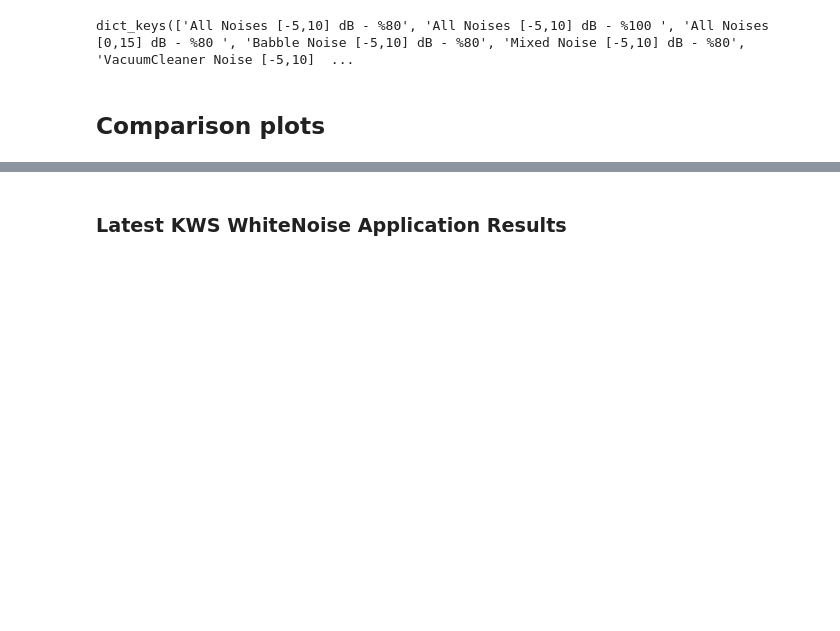
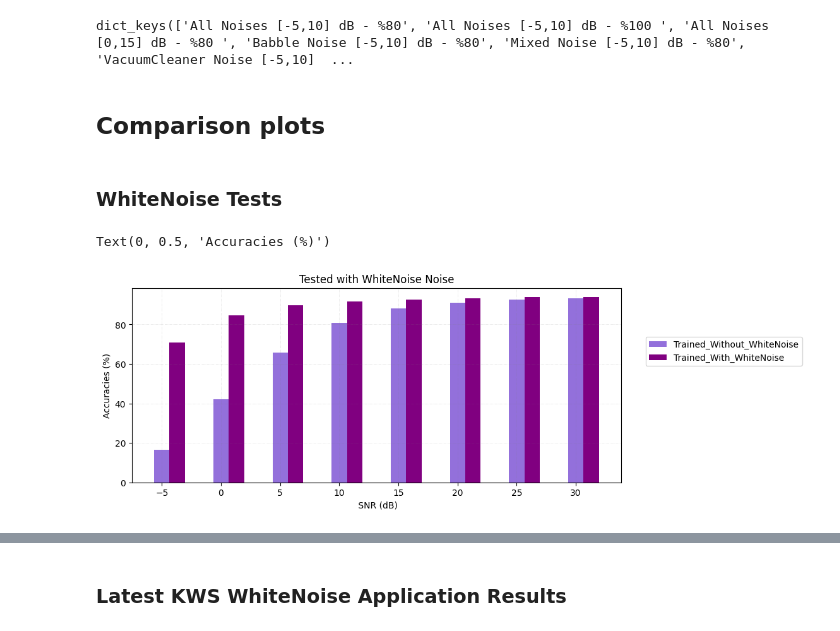
Before and after one commit to EyubogluMerve/ai8x-training, a Jupyter notebook: notebooks/KWS_Automated_Training.ipynb, the cells around one changed output, grey strips where cells are left out. Drawn from its saved outputs; the diff is of its cells as text; code cells hidden in the pictures; blank space fills up the shorter version.

Commit message:
updated tests

```diff
--- a/notebooks/KWS_Automated_Training.ipynb
+++ b/notebooks/KWS_Automated_Training.ipynb
@@ -390,3 +396,27 @@ new_old.keys()
 dict_keys(['All Noises [-5,10] dB - %80', 'All Noises [-5,10] dB - %100 ', 'All Noises [0,15] dB - %80 ', 'Babble Noise [-5,10] dB - %80', 'Mixed Noise [-5,10] dB - %80', 'VacuumCleaner Noise [-5,10]  ...
 # %% [markdown]
 ## Comparison plots
+# %% [markdown]
+### WhiteNoise Tests
+# %%
+bar_width = 1.3
+prev_snr = np.array(snr_list)
+new_snr = np.array(snr_list)+bar_width
+label = 'WhiteNoise'
+plt.figure(figsize=(10,4))
+# Plotting the data
+plt.bar(prev_snr, new_old['Trained_Without_WhiteNoise'][label], width=bar_width, label='Trained_Without_WhiteNoise', color = 'mediumpurple')
+plt.bar(new_snr, new_old['Trained_With_WhiteNoise'][label], width=bar_width, label='Trained_With_WhiteNoise', color = 'purple')
+
+plt.grid(color ='grey',
+        linestyle ='-.', linewidth = 0.5,
+        alpha = 0.2)
+
+plt.legend(bbox_to_anchor=(1.05, 0.75),
+                        loc='upper left', borderaxespad=0.)
+plt.title(f"Tested with {label} Noise")
+plt.xlabel(' SNR (dB)')
+plt.ylabel('Accuracies (%)')
+# %% [output]
+Text(0, 0.5, 'Accuracies (%)')
+[figure, added]
```
Also changed, not shown: parts of 12 cells of this notebook, 1 other file.
